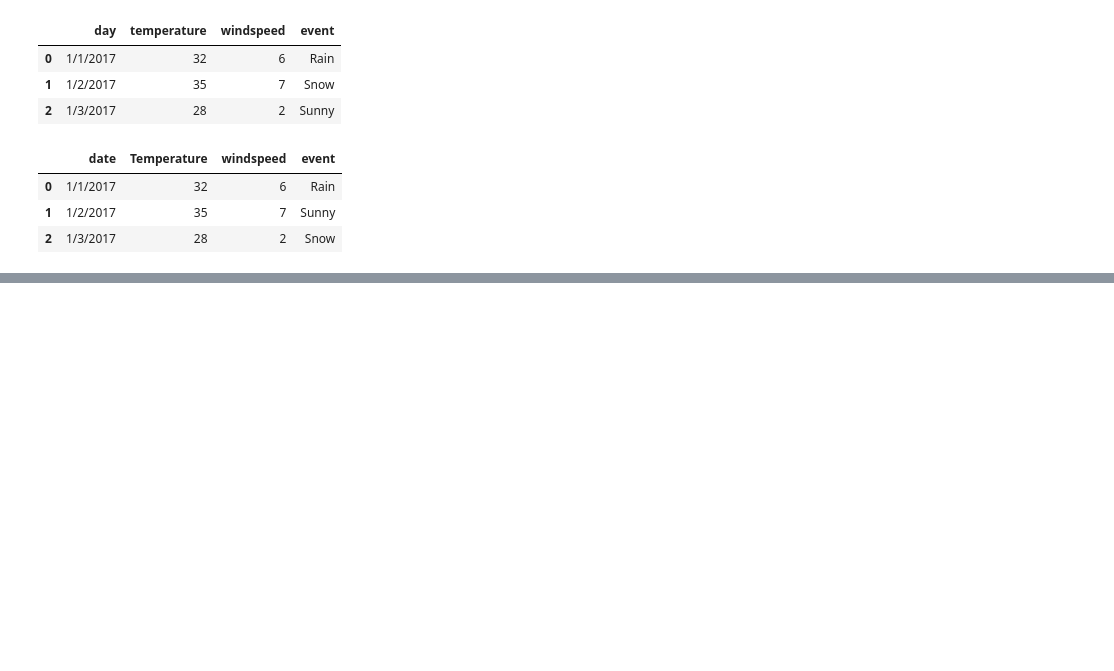
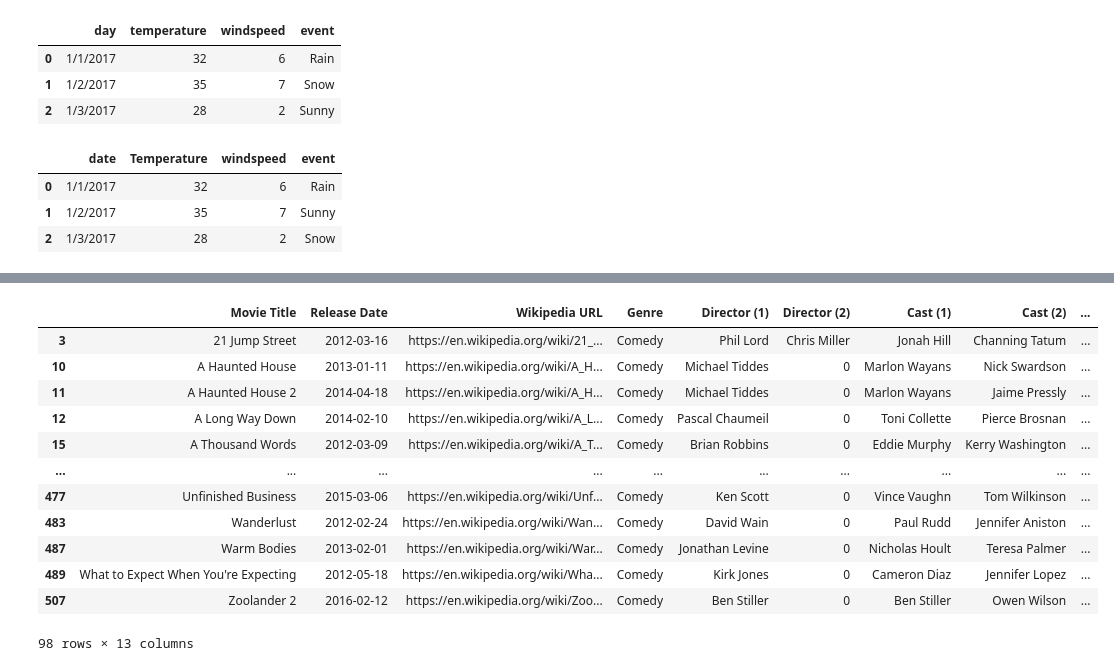
Before and after one commit to abagla18/ineuron_MLDL, a Jupyter notebook: Other_Training/1_Pandas/1_workfile.ipynb, the cells around one changed output, grey strips where cells are left out. Saved outputs shown, nothing was run; the diff lists cells and outputs as text; code cells hidden in the pictures; blank space fills up the shorter version.

```diff
--- a/Other_Training/1_Pandas/1_workfile.ipynb
+++ b/Other_Training/1_Pandas/1_workfile.ipynb
@@ -257,0 +282,16 @@ new_df
+# %%
+g.get_group('Comedy')
+# %% [output]
+|  | Movie Title | Release Date | Wikipedia URL | Genre | Director (1) | Director (2) | Cast (1) | Cast (2) | ... |
+| 3 | 21 Jump Street | 2012-03-16 | https://en.wikipedia.org/wiki/21_... | Comedy | Phil Lord | Chris Miller | Jonah Hill | Channing Tatum | ... |
+| 10 | A Haunted House | 2013-01-11 | https://en.wikipedia.org/wiki/A_H... | Comedy | Michael Tiddes | 0 | Marlon Wayans | Nick Swardson | ... |
+| 11 | A Haunted House 2 | 2014-04-18 | https://en.wikipedia.org/wiki/A_H... | Comedy | Michael Tiddes | 0 | Marlon Wayans | Jaime Pressly | ... |
+| 12 | A Long Way Down | 2014-02-10 | https://en.wikipedia.org/wiki/A_L... | Comedy | Pascal Chaumeil | 0 | Toni Collette | Pierce Brosnan | ... |
+| 15 | A Thousand Words | 2012-03-09 | https://en.wikipedia.org/wiki/A_T... | Comedy | Brian Robbins | 0 | Eddie Murphy | Kerry Washington | ... |
+| ... | ... | ... | ... | ... | ... | ... | ... | ... | ... |
+| 477 | Unfinished Business | 2015-03-06 | https://en.wikipedia.org/wiki/Unf... | Comedy | Ken Scott | 0 | Vince Vaughn | Tom Wilkinson | ... |
+| 483 | Wanderlust | 2012-02-24 | https://en.wikipedia.org/wiki/Wan... | Comedy | David Wain | 0 | Paul Rudd | Jennifer Aniston | ... |
+| 487 | Warm Bodies | 2013-02-01 | https://en.wikipedia.org/wiki/War... | Comedy | Jonathan Levine | 0 | Nicholas Hoult | Teresa Palmer | ... |
+| 489 | What to Expect When You're Expecting | 2012-05-18 | https://en.wikipedia.org/wiki/Wha... | Comedy | Kirk Jones | 0 | Cameron Diaz | Jennifer Lopez | ... |
+| 507 | Zoolander 2 | 2016-02-12 | https://en.wikipedia.org/wiki/Zoo... | Comedy | Ben Stiller | 0 | Ben Stiller | Owen Wilson | ... |
+98 rows × 13 columns
```
Also changed, not shown: parts of 38 cells of this notebook, 1 other file.
